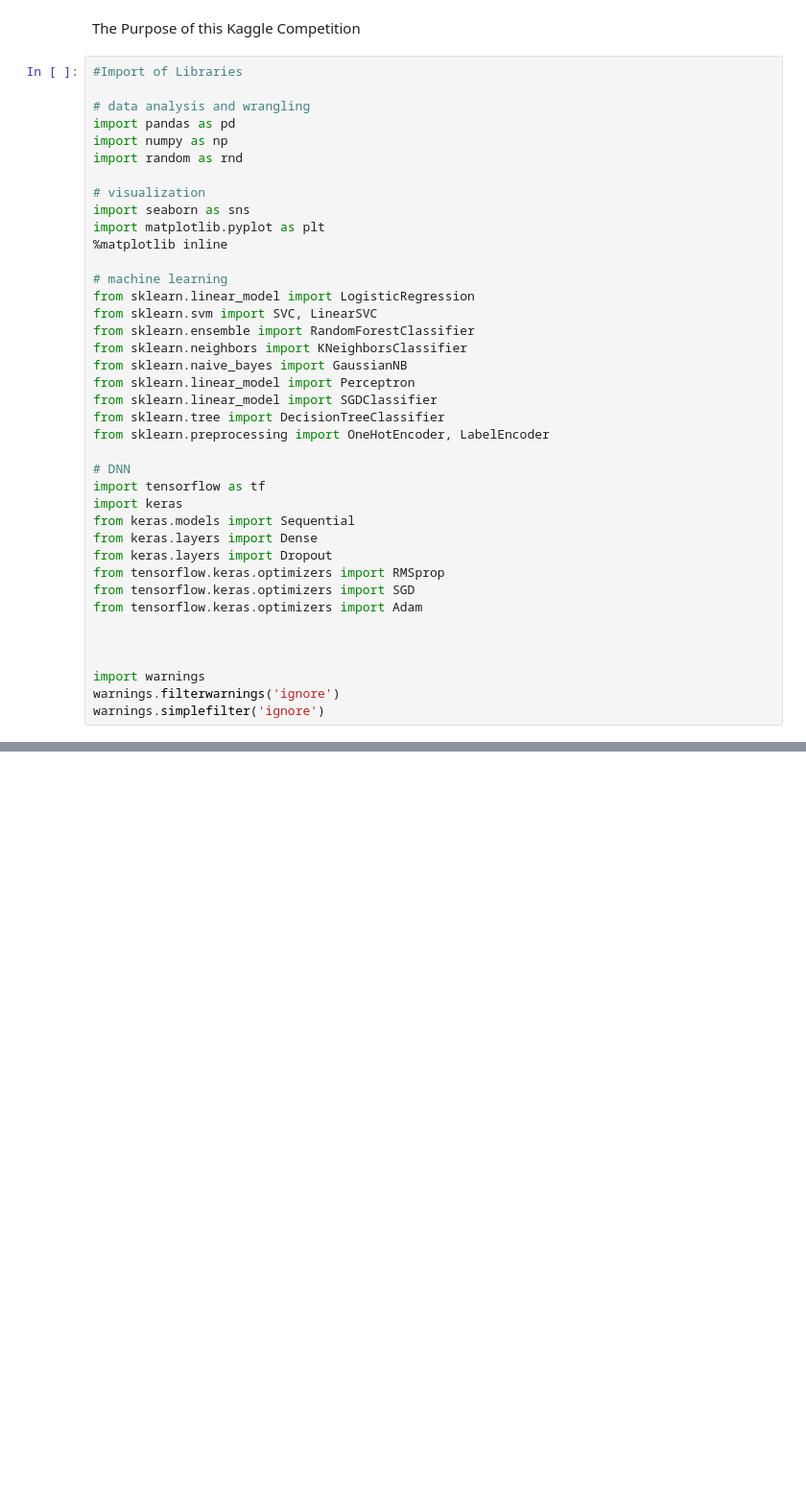
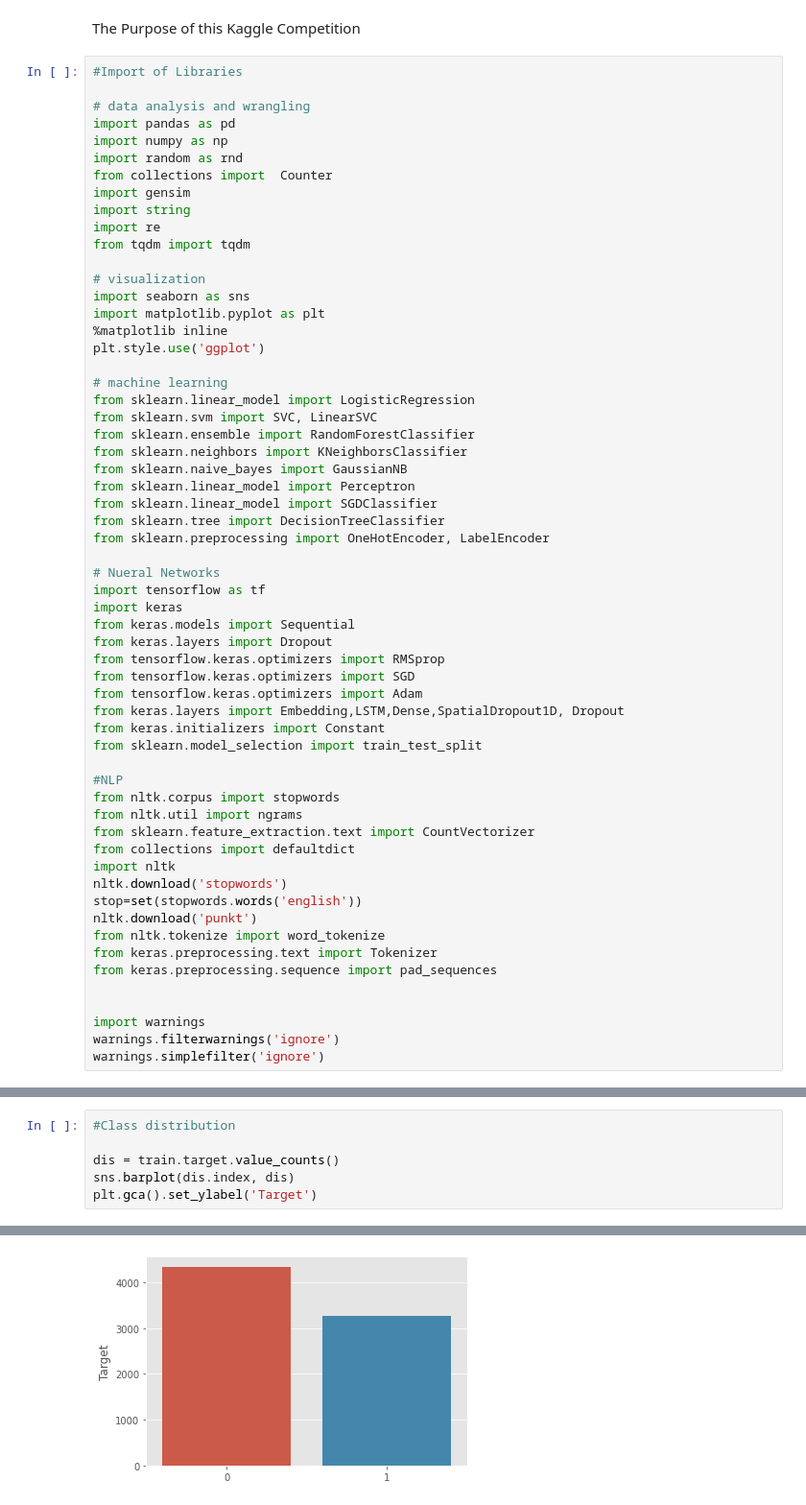
Before and after one commit to JamesUMD/DataScienceProjects, a Jupyter notebook: Tweets/Tweets.ipynb, the cells around one changed output, grey strips where cells are left out. Shown at 96% size. Drawn from its saved outputs; the diff is of its cells as text; blank space fills up the shorter version.

```diff
--- a/Tweets/Tweets.ipynb
+++ b/Tweets/Tweets.ipynb
@@ -9,11 +9,17 @@ The Purpose of this Kaggle Competition
 import pandas as pd
 import numpy as np
 import random as rnd
+from collections import  Counter
+import gensim
+import string
+import re
+from tqdm import tqdm
 
 # visualization
 import seaborn as sns
 import matplotlib.pyplot as plt
 %matplotlib inline
+plt.style.use('ggplot')
 
 # machine learning
 from sklearn.linear_model import LogisticRegression
@@ -26,16 +32,30 @@ from sklearn.linear_model import SGDClassifier
 from sklearn.tree import DecisionTreeClassifier
 from sklearn.preprocessing import OneHotEncoder, LabelEncoder
 
-# DNN
+# Nueral Networks
 import tensorflow as tf
 import keras
 from keras.models import Sequential
-from keras.layers import Dense
 from keras.layers import Dropout
 from tensorflow.keras.optimizers import RMSprop
 from tensorflow.keras.optimizers import SGD
 from tensorflow.keras.optimizers import Adam
+from keras.layers import Embedding,LSTM,Dense,SpatialDropout1D, Dropout
+from keras.initializers import Constant
+from sklearn.model_selection import train_test_split
 
+#NLP
+from nltk.corpus import stopwords
+from nltk.util import ngrams
+from sklearn.feature_extraction.text import CountVectorizer
+from collections import defaultdict
+import nltk
+nltk.download('stopwords')
+stop=set(stopwords.words('english'))
+nltk.download('punkt')
+from nltk.tokenize import word_tokenize
+from keras.preprocessing.text import Tokenizer
+from keras.preprocessing.sequence import pad_sequences
 
 
 import warnings
@@ -67,0 +153,7 @@ memory usage: 102.1+ KB
+# %%
+#Class distribution
+
+dis = train.target.value_counts()
+sns.barplot(dis.index, dis)
+plt.gca().set_ylabel('Target')
+# %% [output]
@@ -67,0 +161 @@ memory usage: 102.1+ KB
+[figure, added]
```
Also changed, not shown: parts of 22 cells of this notebook.
